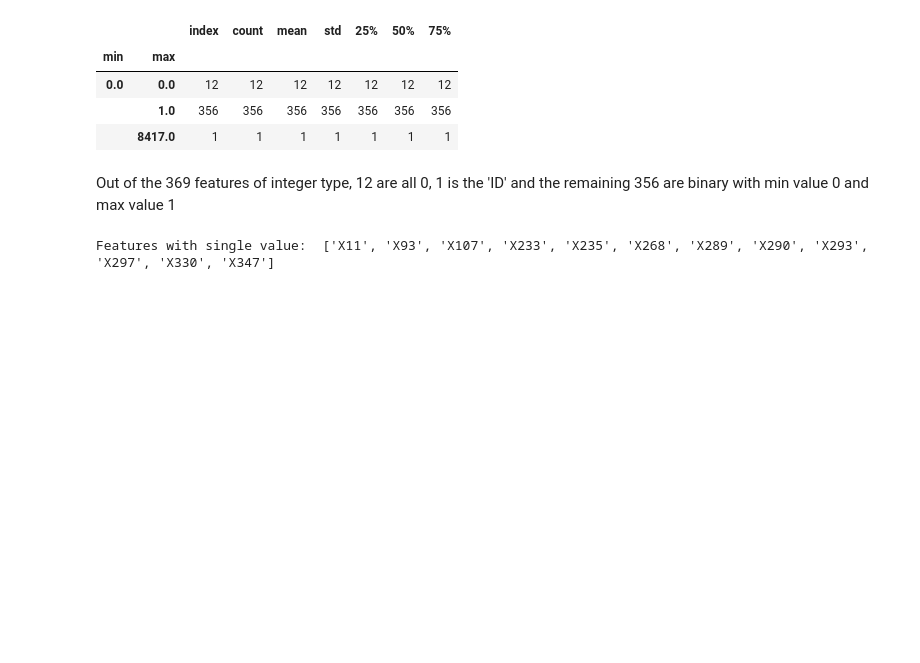
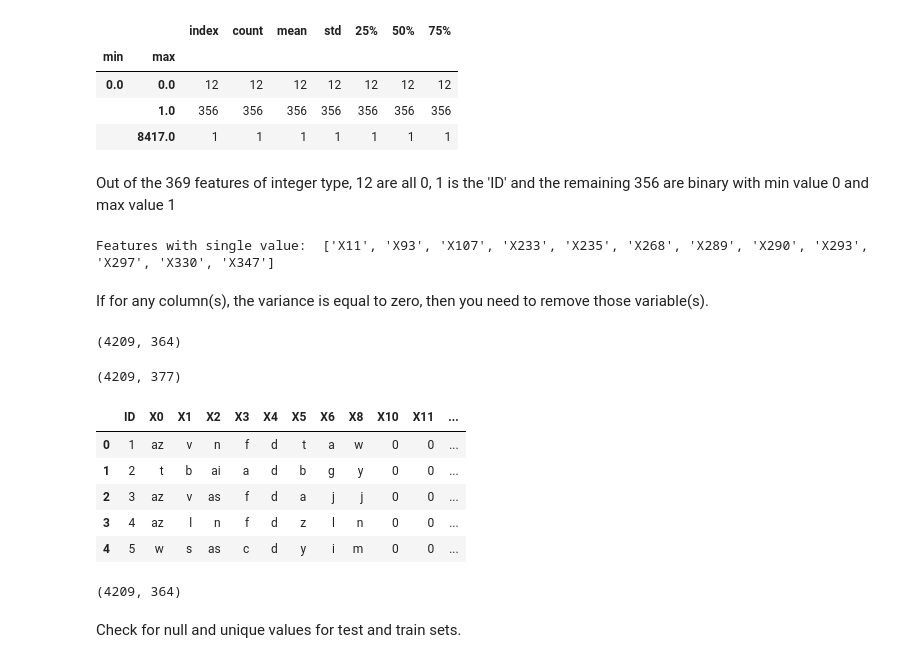
Before and after one commit to elismi/SimpliLearn, a Jupyter notebook: PGP AI/Course 4 - Machine Learning/Project 1 - Mercedes-Benz Greener Manufacturing/Project 1 - Mercedes-Benz Greener Manufacturing.ipynb, the cells around one changed output. Drawn from its saved outputs; the diff is of its cells as text; code cells hidden in the pictures; blank space fills up the shorter version.

```diff
--- a/PGP AI/Course 4 - Machine Learning/Project 1 - Mercedes-Benz Greener Manufacturing/Project 1 - Mercedes-Benz Greener Manufacturing.ipynb
+++ b/PGP AI/Course 4 - Machine Learning/Project 1 - Mercedes-Benz Greener Manufacturing/Project 1 - Mercedes-Benz Greener Manufacturing.ipynb
@@ -59,3 +59,32 @@ list_features_single_value = df_description[df_description['min']==df_descriptio
 print("Features with single value: ", list_features_single_value)
 # %% [output]
 Features with single value:  ['X11', 'X93', 'X107', 'X233', 'X235', 'X268', 'X289', 'X290', 'X293', 'X297', 'X330', 'X347']
+# %% [markdown]
+If for any column(s), the variance is equal to zero, then you need to remove those variable(s).
+# %%
+list_cols_to_use = list(set(df_x_train.columns) - set(list_features_single_value) - set(['ID']))
+df_x_train = df_x_train[list_cols_to_use]
+df_x_train.shape
+# %% [output]
+(4209, 364)
+# %%
+df_test = pd.read_csv('test.csv')
+df_test.shape
+# %% [output]
+(4209, 377)
+# %%
+df_test.head()
+# %% [output]
+|  | ID | X0 | X1 | X2 | X3 | X4 | X5 | X6 | X8 | X10 | X11 | ... |
+| 0 | 1 | az | v | n | f | d | t | a | w | 0 | 0 | ... |
+| 1 | 2 | t | b | ai | a | d | b | g | y | 0 | 0 | ... |
+| 2 | 3 | az | v | as | f | d | a | j | j | 0 | 0 | ... |
+| 3 | 4 | az | l | n | f | d | z | l | n | 0 | 0 | ... |
+| 4 | 5 | w | s | as | c | d | y | i | m | 0 | 0 | ... |
+# %%
+df_x_test = df_test[list_cols_to_use]
+df_x_test.shape
+# %% [output]
+(4209, 364)
+# %% [markdown]
+Check for null and unique values for test and train sets.
```
Also changed, not shown: parts of 35 cells of this notebook.
